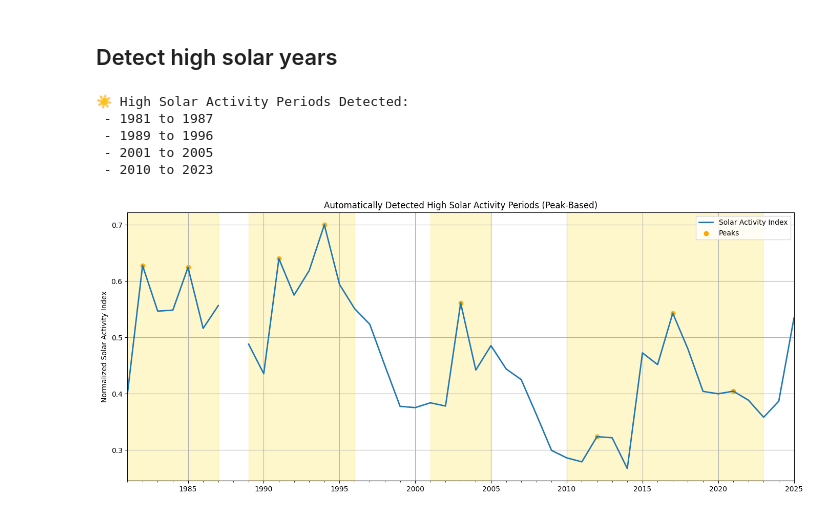
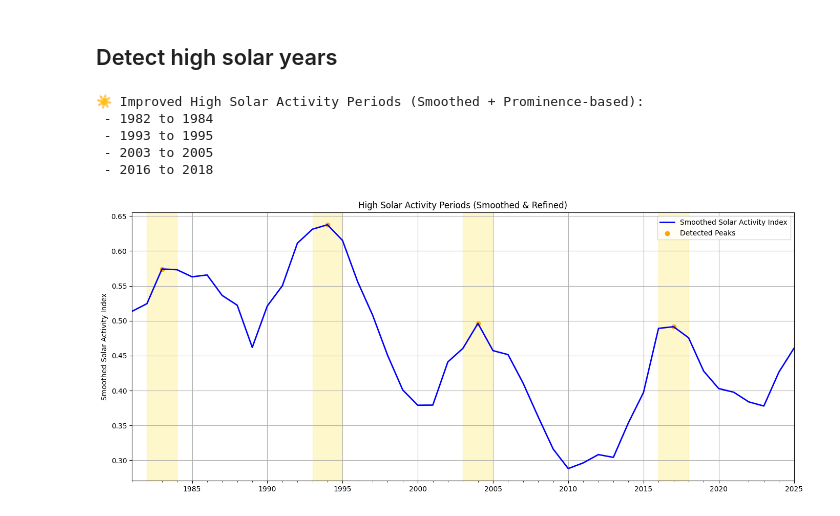
Before and after one commit to shivangichaudhary/Space-Weather-Event-Analysis, a Jupyter notebook: Notebooks/omni2.ipynb, the cells around one changed output. Drawn from its saved outputs; the diff is of its cells as text; code cells hidden in the pictures.

```diff
--- a/Notebooks/omni2.ipynb
+++ b/Notebooks/omni2.ipynb
@@ -801,61 +801,58 @@ import numpy as np
 import matplotlib.pyplot as plt
 from scipy.signal import find_peaks
 
-# Assuming solar_yearly_norm['SolarActivityIndex'] already exists
-activity_index = solar_yearly_norm['SolarActivityIndex']
+# Smooth the Solar Activity Index using a rolling average (3-year window)
+activity_index_smooth = solar_yearly_norm['SolarActivityIndex'].rolling(window=3, center=True, min_periods=1).mean()
 
-# Detect peaks
-peaks, _ = find_peaks(activity_index, distance=3)  # ensure ~3 years apart to avoid noise
+# Detect prominent peaks only (minimum height and prominence to remove noise)
+peaks, properties = find_peaks(activity_index_smooth, distance=3, prominence=0.03)  # Adjust threshold as needed
 
-# Detect valleys (optional for boundaries)
-valleys, _ = find_peaks(-activity_index, distance=3)
+# Convert peak indices to years
+peak_years = activity_index_smooth.index[peaks].year.tolist()
 
-# Convert to years
-peak_years = activity_index.index[peaks].year.tolist()
-
-# Create activity ranges (e.g., ±2 years around peaks)
+# Create ±1.5 year windows around each peak
 activity_ranges = []
 for year in peak_years:
-    start = max(year - 2, activity_index.index[0].year)
-    end = min(year + 2, activity_index.index[-1].year)
+    start = max(year - 1, activity_index_smooth.index[0].year)
+    end = min(year + 1, activity_index_smooth.index[-1].year)
     activity_ranges.append((start, end))
 
 # Merge overlapping/adjacent ranges
 def merge_ranges(ranges):
     merged = []
     for start, end in sorted(ranges):
         if not merged or start > merged[-1][1] + 1:
             merged.append([start, end])
         else:
             merged[-1][1] = max(merged[-1][1], end)
     return merged
 
 merged_ranges = merge_ranges(activity_ranges)
 
-# 📊 Print detected solar high activity periods
-print("☀️ High Solar Activity Periods Detected:")
+# ☀️ Print improved solar max periods
+print("☀️ Improved High Solar Activity Periods (Smoothed + Prominence-based):")
 for r in merged_ranges:
     print(f" - {r[0]} to {r[1]}")
 
 # 📈 Plot
 plt.figure(figsize=(14, 6))
-activity_index.plot(label='Solar Activity Index', linewidth=2)
-plt.scatter(activity_index.index[peaks], activity_index.iloc[peaks], color='orange', label='Peaks')
+activity_index_smooth.plot(label='Smoothed Solar Activity Index', linewidth=2, color='blue')
+plt.scatter(activity_index_smooth.index[peaks], activity_index_smooth.iloc[peaks], color='orange', label='Detected Peaks')
 
 # Highlight ranges
 for start, end in merged_ranges:
     plt.axvspan(pd.Timestamp(f"{start}-01-01"), pd.Timestamp(f"{end}-12-31"), alpha=0.2, color='gold')
 
-plt.title("Automatically Detected High Solar Activity Periods (Peak-Based)")
-plt.ylabel("Normalized Solar Activity Index")
+plt.title("High Solar Activity Periods (Smoothed & Refined)")
+plt.ylabel("Smoothed Solar Activity Index")
 plt.grid(True)
 plt.legend()
 plt.tight_layout()
 plt.show()
 # %% [output]
-☀️ High Solar Activity Periods Detected:
- - 1981 to 1987
- - 1989 to 1996
- - 2001 to 2005
- - 2010 to 2023
+☀️ Improved High Solar Activity Periods (Smoothed + Prominence-based):
+ - 1982 to 1984
+ - 1993 to 1995
+ - 2003 to 2005
+ - 2016 to 2018
-[figure, old version]
+[figure, new version]
```
